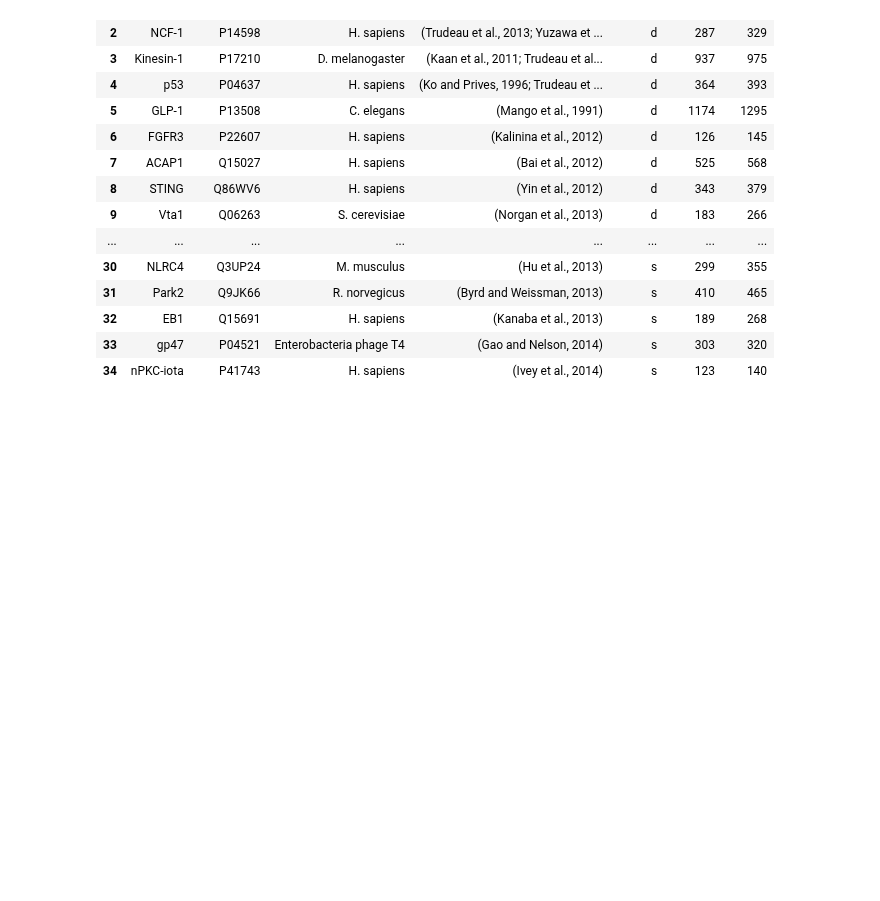
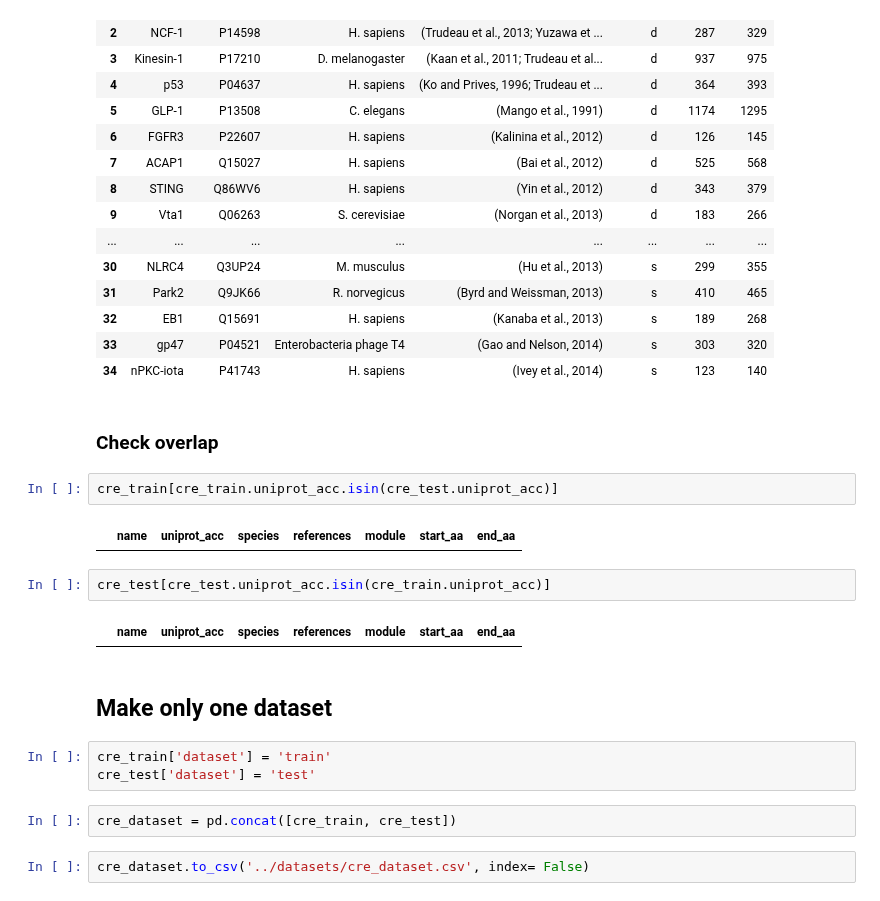
Before and after one commit to alvaro-2/cis-reg, a Jupyter notebook: scripts/01_collect_data.ipynb, the cells around one changed output. Saved outputs shown, nothing was run; the diff lists cells and outputs as text; blank space fills up the shorter version.

```diff
--- a/scripts/01_collect_data.ipynb
+++ b/scripts/01_collect_data.ipynb
@@ -252,3 +254,22 @@ cre_test
 | 32 | EB1 | Q15691 | H. sapiens | (Kanaba et al., 2013) | s | 189 | 268 |
 | 33 | gp47 | P04521 | Enterobacteria phage T4 | (Gao and Nelson, 2014) | s | 303 | 320 |
 | 34 | nPKC-iota | P41743 | H. sapiens | (Ivey et al., 2014) | s | 123 | 140 |
+# %% [markdown]
+### Check overlap
+# %%
+cre_train[cre_train.uniprot_acc.isin(cre_test.uniprot_acc)]
+# %% [output]
+|  | name | uniprot_acc | species | references | module | start_aa | end_aa |
+# %%
+cre_test[cre_test.uniprot_acc.isin(cre_train.uniprot_acc)]
+# %% [output]
+|  | name | uniprot_acc | species | references | module | start_aa | end_aa |
+# %% [markdown]
+## Make only one dataset
+# %%
+cre_train['dataset'] = 'train'
+cre_test['dataset'] = 'test'
+# %%
+cre_dataset = pd.concat([cre_train, cre_test])
+# %%
+cre_dataset.to_csv('../datasets/cre_dataset.csv', index= False)
```
Also changed, not shown: parts of 1 cell of this notebook.
